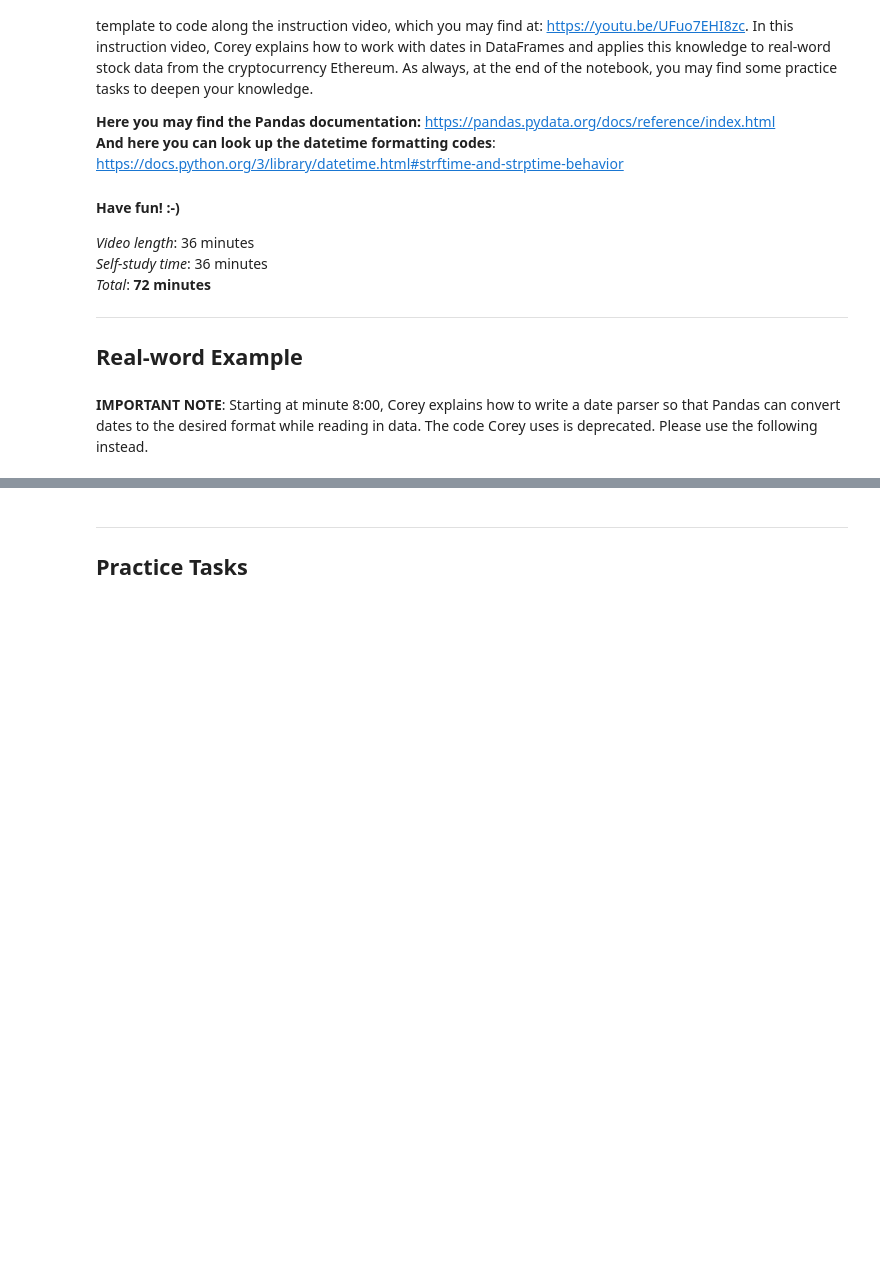
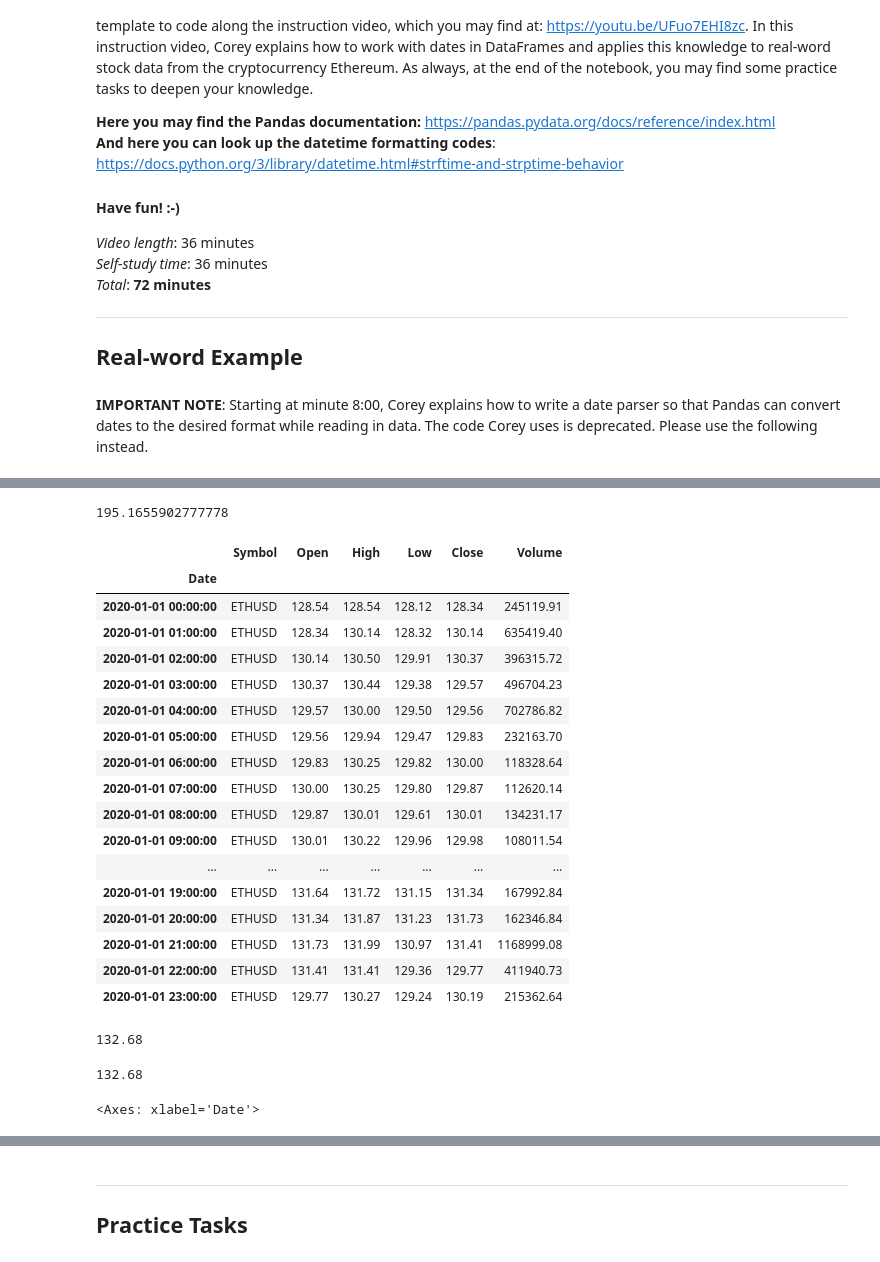
Before and after one commit to AMR0330/Coding2025, a Jupyter notebook: 02_Data Manipulation/Part C - Pandas/Chapter 10 - Working with Dates and Time Series Data.ipynb, the cells around one changed output, grey strips where cells are left out. Drawn from its saved outputs; the diff is of its cells as text; code cells hidden in the pictures; blank space fills up the shorter version.

```diff
--- a/02_Data Manipulation/Part C - Pandas/Chapter 10 - Working with Dates and Time Series Data.ipynb
+++ b/02_Data Manipulation/Part C - Pandas/Chapter 10 - Working with Dates and Time Series Data.ipynb
@@ -40,2 +38,5 @@ df = pd.read_csv(file_path3, parse_dates=["Date"], date_parser=d_parser)
+# %%
+file_path3 = "/Users/amrensch/Documents/Coding2025/02_Data Manipulation/data/ETH_1h.csv"
+df = pd.read_csv(file_path3, parse_dates=['Date'],date_format='%Y-%m-%d %I-%p')
 # %%
 # START YOUR CODE HERE.
@@ -41,0 +59,2 @@ df = pd.read_csv(file_path3, parse_dates=["Date"], date_parser=d_parser)
+# %%
+df['Date'] = pd.to_datetime(df['Date'], format='%Y-%m-%d %I-%p')
@@ -41,0 +95,3 @@ df = pd.read_csv(file_path3, parse_dates=["Date"], date_parser=d_parser)
+# %%
+df['DayofWeek'] = df['Date'].dt.day_name()
+df
@@ -41,0 +175,3 @@ df = pd.read_csv(file_path3, parse_dates=["Date"], date_parser=d_parser)
+# %%
+df.set_index('Date', inplace=True)
+df=df.sort_index()
@@ -41,0 +195,34 @@ df = pd.read_csv(file_path3, parse_dates=["Date"], date_parser=d_parser)
+# %%
+df.loc['2020-01':'2020-02']['Close'].mean()
+# %% [output]
+195.1655902777778
+# %%
+df.loc['2020-01':'2020-02'].head(24)
+# %% [output]
+|  | Symbol | Open | High | Low | Close | Volume |
+| Date |  |  |  |  |  |  |
+| 2020-01-01 00:00:00 | ETHUSD | 128.54 | 128.54 | 128.12 | 128.34 | 245119.91 |
+| 2020-01-01 01:00:00 | ETHUSD | 128.34 | 130.14 | 128.32 | 130.14 | 635419.40 |
+| 2020-01-01 02:00:00 | ETHUSD | 130.14 | 130.50 | 129.91 | 130.37 | 396315.72 |
+| 2020-01-01 03:00:00 | ETHUSD | 130.37 | 130.44 | 129.38 | 129.57 | 496704.23 |
+| 2020-01-01 04:00:00 | ETHUSD | 129.57 | 130.00 | 129.50 | 129.56 | 702786.82 |
+| 2020-01-01 05:00:00 | ETHUSD | 129.56 | 129.94 | 129.47 | 129.83 | 232163.70 |
+| 2020-01-01 06:00:00 | ETHUSD | 129.83 | 130.25 | 129.82 | 130.00 | 118328.64 |
+| 2020-01-01 07:00:00 | ETHUSD | 130.00 | 130.25 | 129.80 | 129.87 | 112620.14 |
+| 2020-01-01 08:00:00 | ETHUSD | 129.87 | 130.01 | 129.61 | 130.01 | 134231.17 |
+| 2020-01-01 09:00:00 | ETHUSD | 130.01 | 130.22 | 129.96 | 129.98 | 108011.54 |
+| ... | ... | ... | ... | ... | ... | ... |
+| 2020-01-01 19:00:00 | ETHUSD | 131.64 | 131.72 | 131.15 | 131.34 | 167992.84 |
+| 2020-01-01 20:00:00 | ETHUSD | 131.34 | 131.87 | 131.23 | 131.73 | 162346.84 |
+| 2020-01-01 21:00:00 | ETHUSD | 131.73 | 131.99 | 130.97 | 131.41 | 1168999.08 |
+| 2020-01-01 22:00:00 | ETHUSD | 131.41 | 131.41 | 129.36 | 129.77 | 411940.73 |
+| 2020-01-01 23:00:00 | ETHUSD | 129.77 | 130.27 | 129.24 | 130.19 | 215362.64 |
+# %%
+df.loc['2020-01-01']['High'].max()
+# %% [output]
+132.68
+# %%
+highs = df['High'].resample('D').max()
+highs['2020-01-01']
+# %% [output]
+132.68
@@ -41,0 +231,4 @@ df = pd.read_csv(file_path3, parse_dates=["Date"], date_parser=d_parser)
+# %%
+highs.plot()
+# %% [output]
+<Axes: xlabel='Date'>
```
Also changed, not shown: parts of 23 cells of this notebook.
